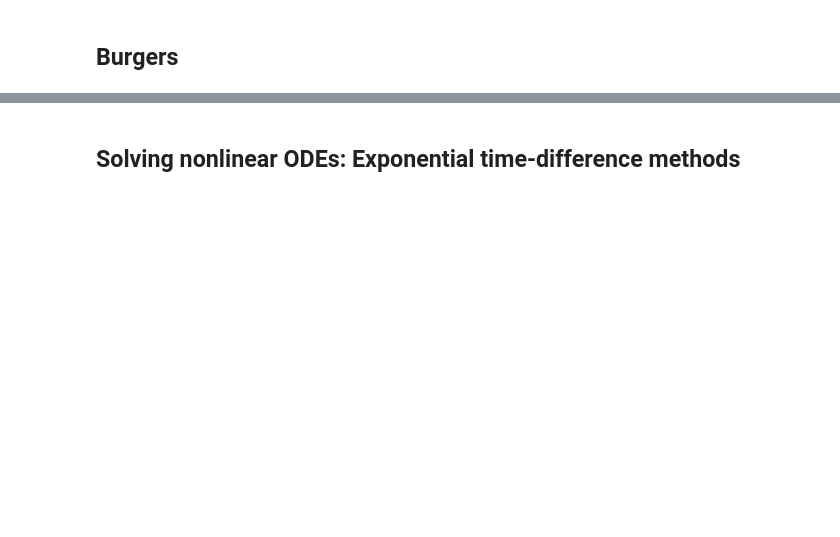
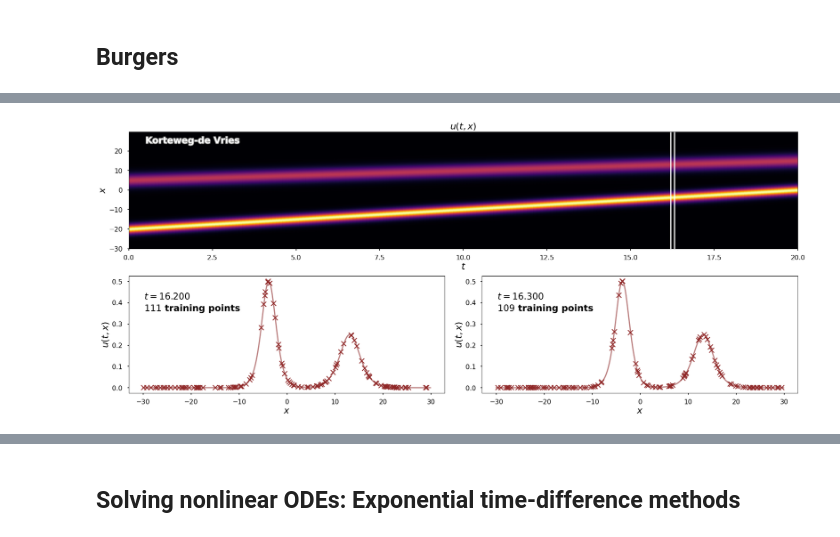
Before and after one commit to johnjmolina/MLKyoto, a Jupyter notebook: _notebooks/2020-08-27-Gaussian-Processes-Applications-Hidden-Physics-Models.ipynb, the cells around one changed output, grey strips where cells are left out. Drawn from its saved outputs; the diff is of its cells as text; code cells hidden in the pictures; blank space fills up the shorter version.

```diff
--- a/_notebooks/2020-08-27-Gaussian-Processes-Applications-Hidden-Physics-Models.ipynb
+++ b/_notebooks/2020-08-27-Gaussian-Processes-Applications-Hidden-Physics-Models.ipynb
@@ -153,0 +456,19 @@ plot_solution('burgers')
+# %%
+def L_KdV(K, arg, h):
+    if arg == 0:
+        return lambda x0,x1,θ,u0,u1,λ : K(x0,x1,θ,u0,u1,λ) + h*(λ[1]*(D3(K,0)(x0,x1,θ,u0,u1,λ)) + λ[0]*u0*(D(K,0)(x0,x1,θ,u0,u1,λ)))
+    else:
+        return lambda x0,x1,θ,u0,u1,λ : K(x0,x1,θ,u0,u1,λ) + h*(λ[1]*(D3(K,1)(x0,x1,θ,u0,u1,λ)) + λ[0]*u1*(D(K,1)(x0,x1,θ,u0,u1,λ)))
+equations['kdv']['L'] = L_KdV
+# %%
+solution  = loadData(dataset_file, 'kdv')
+params    = equations['kdv']
+updateParams(params, solution)
+
+random.seed(1256)
+args      = sampleSolutionPairs1D(solution, params['ts'], solution['x'].shape, params['num'])
+fig, axes = plotSolution(solution, params['ts'], params['label'])
+fig, axes = addTrainingPoints(fig, axes[1:], *args)
+plt.show()
+# %% [output]
+[figure, added]
```
Also changed, not shown: parts of 83 cells of this notebook, 13 other files.
